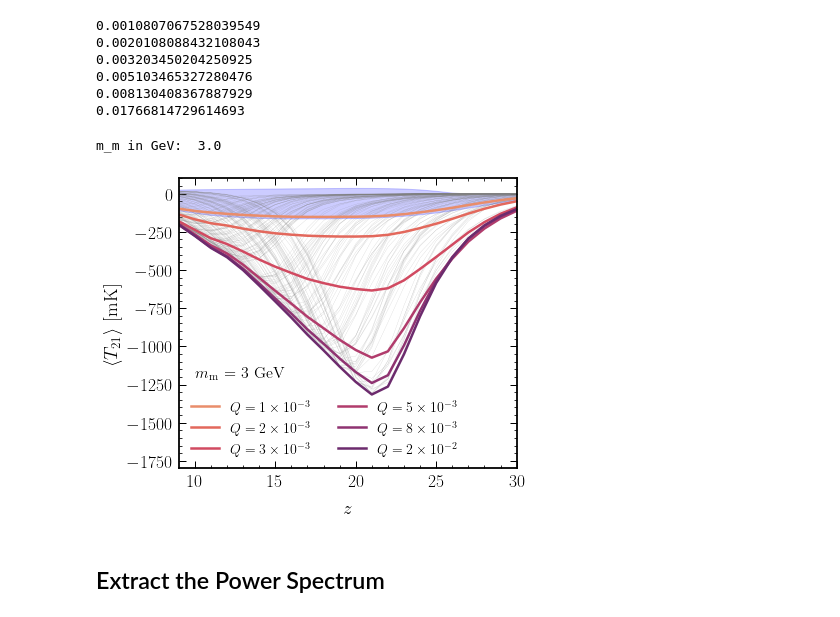
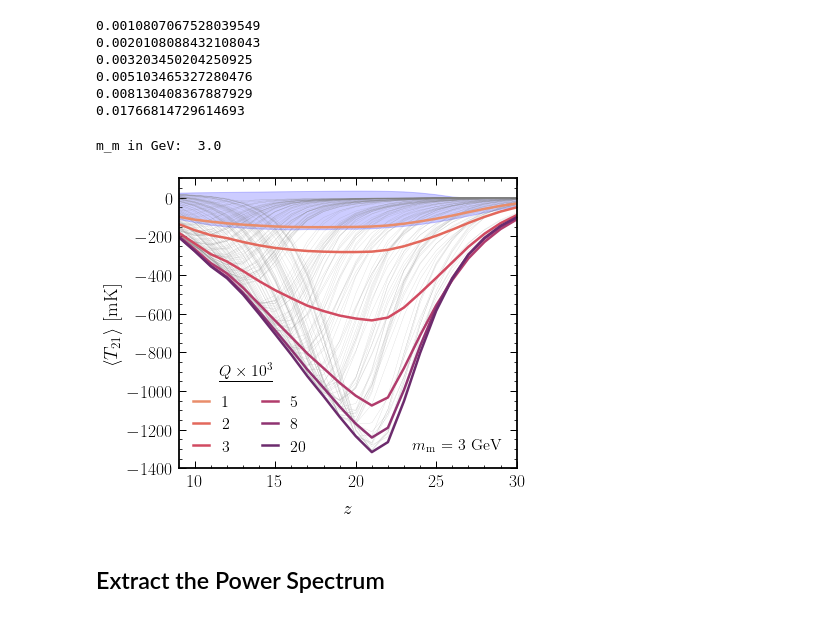
Before and after one commit to hongwanliu/millicharged_DM_with_bath, a Jupyter notebook: notebooks/combine_diff_models.ipynb, the cells around one changed output. Drawn from its saved outputs; the diff is of its cells as text; code cells hidden in the pictures.

```diff
--- a/notebooks/combine_diff_models.ipynb
+++ b/notebooks/combine_diff_models.ipynb
@@ -188,43 +206,44 @@ palette = sns.color_palette('flare', 6)
 # plt.title(r'\textbf{21-cm Global Signal}')
 
 plt.plot(zlis, np.transpose(global_signal_ary[:, :, 63, mm_ind]) * 1e3, color='gray', linewidth=0.1);
 
 plt.gca().set_prop_cycle(None)
 
-plt.plot(zlis, np.nanmin(global_signal_ary[:, :, 45, mm_ind], axis=0) * 1e3, label=r'$Q = 1 \times 10^{-3}$')
-plt.plot(zlis, np.nanmin(global_signal_ary[:, :, 49, mm_ind], axis=0) * 1e3, label=r'$Q = 2 \times 10^{-3}$')
-plt.plot(zlis, np.nanmin(global_signal_ary[:, :, 52, mm_ind], axis=0) * 1e3, label=r'$Q = 3 \times 10^{-3}$')
-plt.plot(zlis, np.nanmin(global_signal_ary[:, :, 55, mm_ind], axis=0) * 1e3, label=r'$Q = 5 \times 10^{-3}$')
-plt.plot(zlis, np.nanmin(global_signal_ary[:, :, 58, mm_ind], axis=0) * 1e3, label=r'$Q = 8 \times 10^{-3}$')
-plt.plot(zlis, np.nanmin(global_signal_ary[:, :, 63, mm_ind], axis=0) * 1e3, label=r'$Q = 2 \times 10^{-2}$')
+plt.plot(zlis, np.nanmin(global_signal_ary[:, :, 45, mm_ind], axis=0) * 1e3, label=r'$1$')
+plt.plot(zlis, np.nanmin(global_signal_ary[:, :, 49, mm_ind], axis=0) * 1e3, label=r'$2$')
+plt.plot(zlis, np.nanmin(global_signal_ary[:, :, 52, mm_ind], axis=0) * 1e3, label=r'$3$')
+plt.plot(zlis, np.nanmin(global_signal_ary[:, :, 55, mm_ind], axis=0) * 1e3, label=r'$5$')
+plt.plot(zlis, np.nanmin(global_signal_ary[:, :, 58, mm_ind], axis=0) * 1e3, label=r'$8$')
+plt.plot(zlis, np.nanmin(global_signal_ary[:, :, 63, mm_ind], axis=0) * 1e3, label=r'$20$')
 plt.plot(zlis, 1e3*np.ones_like(zlis), color=palette[5], linewidth=0.5)
 
 from scipy.io import loadmat
 
 max_T21 = loadmat('/scratch/gpfs/hongwanl/millicharged_DM_with_bath/xA_from_Anastasia/fiducial_astro_maxT21.mat')['bbb'].flatten()
 min_T21 = loadmat('/scratch/gpfs/hongwanl/millicharged_DM_with_bath/xA_from_Anastasia/fiducial_astro_minT21.mat')['aaa'].flatten()
 astro_models_z_ary = loadmat('/scratch/gpfs/hongwanl/millicharged_DM_with_bath/xA_from_Anastasia/fiducial_astro_z_abscissa.mat')['redshift'].flatten()
 
 plt.fill_between(astro_models_z_ary, max_T21, min_T21, color='blue', alpha=0.2)
 
 
-plt.text(x=10, y=-1200, s=r'$m_\mathrm{m}$ = 3 GeV', fontsize=16)
+plt.text(x=23.5, y=-1300, s=r'$m_\mathrm{m}$ = 3 GeV', fontsize=16)
+plt.text(x=11.5, y=-920, s=r'$\underline{Q \times 10^3}$', fontsize=16)
 
-plt.legend(ncol=2, fontsize=14)
+plt.legend(ncol=2, fontsize=16, handlelength=1)
 
 plt.xlim(9, 30)
-plt.ylim(-1800, 100)
+plt.ylim(-1400, 100)
 
 plt.xlabel(r'$z$')
 plt.ylabel(r'$\langle T_{21} \rangle$ [mK]', labelpad=5)
 
 
 plt.tight_layout()
 
 plt.savefig('plots/global_signal.pdf')
 # %% [output]
 m_m in GeV:  3.0
-[figure, old version]
+[figure, new version]
 # %% [markdown]
 ## Extract the Power Spectrum
 # %% [markdown]
```
Also changed, not shown: parts of 10 cells of this notebook, 6 other files.
